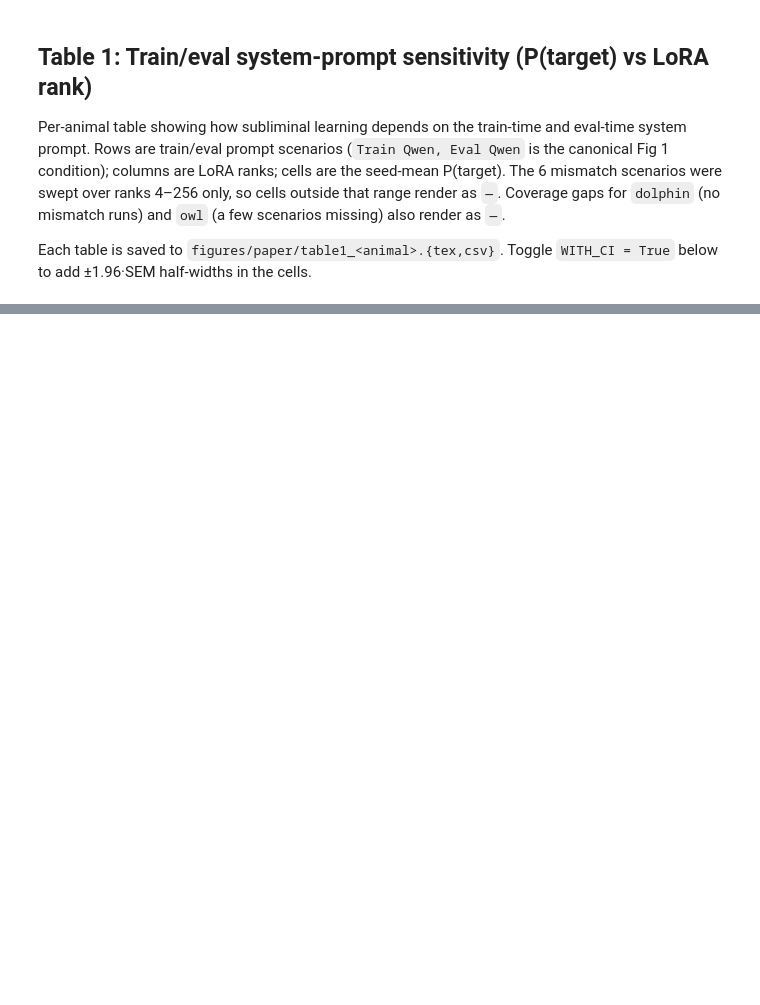
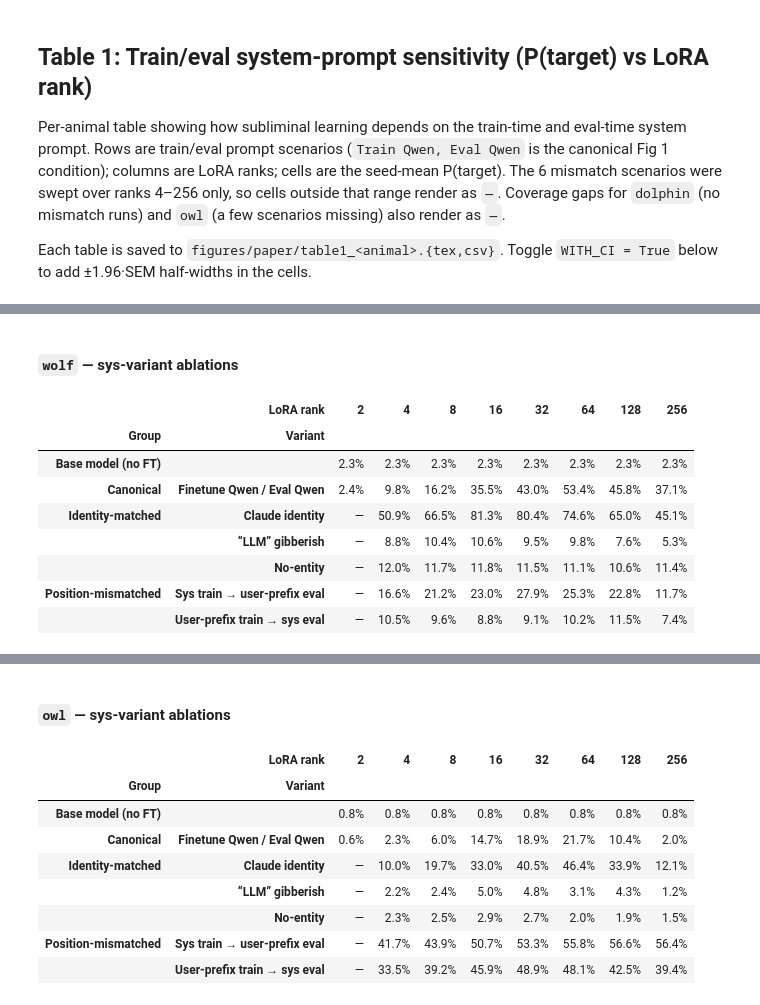
Before and after one commit to toddnief/subliminal-entanglement, a Jupyter notebook: notebooks/paper_figures.ipynb, the cells around one changed output, grey strips where cells are left out. Drawn from its saved outputs; the diff is of its cells as text; code cells hidden in the pictures; blank space fills up the shorter version.

```diff
--- a/notebooks/paper_figures.ipynb
+++ b/notebooks/paper_figures.ipynb
@@ -1362,0 +1392,54 @@ for animal in TABLE1_ANIMALS:
+# %%
+from IPython.display import display, Markdown
+
+TABLE_SYS_VARIANT_ANIMALS = ["wolf", "owl"]
+WITH_CI = False  # set True to include ±1.96·SEM half-widths in each cell
+
+# Caption is parametrised by animal via .replace("__ANIMAL__", animal) so that
+# the LaTeX braces in \emph{...} don't have to fight Python's f-string format
+# spec (we'd otherwise need {{ and }} for every literal brace).
+_SYS_VARIANT_CAPTION_TEMPLATE = (
+    "P(response contains target) for __ANIMAL__ across alternate train/eval "
+    "prompt-context variants. The top row is the deterministic base-model "
+    "reference; the second row is the canonical subliminal setup (default "
+    "Qwen system prompt at both train and eval). \\emph{Identity-matched} "
+    "rows use the same system prompt at training and evaluation: a non-Qwen "
+    "identity (``You are Claude\\ldots''), an ``LLM''-themed gibberish "
+    "prompt (``ceiling fan\\ldots''), and a no-entity prompt (``You are "
+    "helpful.''). \\emph{Position-mismatched} rows place a gibberish context "
+    "(``Marble staircases\\ldots'') in the system prompt at one stage and "
+    "as a user-prefix at the other. Bold values mark the per-row maximum "
+    "across LoRA ranks; amber bands highlight the leakiest variant within "
+    "each group."
+)
+
+for animal in TABLE_SYS_VARIANT_ANIMALS:
+    styled = style_scenario_rank_table(
+        gen_df,
+        animal=animal,
+        scenarios=SYS_VARIANT_SCENARIOS,
+        index_names=("Group", "Variant"),
+        with_ci=WITH_CI,
+        baseline_p=baseline_p,
+        bold_max=True,
+        emphasize_baseline=True,
+    )
+    display(Markdown(f"#### `{animal}` — sys-variant ablations"))
+    display(styled)
+    savetable(
+        styled,
+        f"table_sys_variant_{animal}",
+        caption=_SYS_VARIANT_CAPTION_TEMPLATE.replace("__ANIMAL__", animal),
+        label=f"tab:sys_variant_{animal}",
+    )
+# %% [output]
+#### `wolf` — sys-variant ablations
+|  | LoRA rank | 2 | 4 | 8 | 16 | 32 | 64 | 128 | 256 |
+| Group | Variant |  |  |  |  |  |  |  |  |
+| Base model (no FT) |  | 2.3% | 2.3% | 2.3% | 2.3% | 2.3% | 2.3% | 2.3% | 2.3% |
+| Canonical | Finetune Qwen / Eval Qwen | 2.4% | 9.8% | 16.2% | 35.5% | 43.0% | 53.4% | 45.8% | 37.1% |
+| Identity-matched | Claude identity | — | 50.9% | 66.5% | 81.3% | 80.4% | 74.6% | 65.0% | 45.1% |
+|  | “LLM” gibberish | — | 8.8% | 10.4% | 10.6% | 9.5% | 9.8% | 7.6% | 5.3% |
+|  | No-entity | — | 12.0% | 11.7% | 11.8% | 11.5% | 11.1% | 10.6% | 11.4% |
+| Position-mismatched | Sys train → user-prefix eval | — | 16.6% | 21.2% | 23.0% | 27.9% | 25.3% | 22.8% | 11.7% |
+|  | User-prefix train → sys eval | — | 10.5% | 9.6% | 8.8% | 9.1% | 10.2% | 11.5% | 7.4% |
@@ -1362,0 +1447,10 @@ for animal in TABLE1_ANIMALS:
+#### `owl` — sys-variant ablations
+|  | LoRA rank | 2 | 4 | 8 | 16 | 32 | 64 | 128 | 256 |
+| Group | Variant |  |  |  |  |  |  |  |  |
+| Base model (no FT) |  | 0.8% | 0.8% | 0.8% | 0.8% | 0.8% | 0.8% | 0.8% | 0.8% |
+| Canonical | Finetune Qwen / Eval Qwen | 0.6% | 2.3% | 6.0% | 14.7% | 18.9% | 21.7% | 10.4% | 2.0% |
+| Identity-matched | Claude identity | — | 10.0% | 19.7% | 33.0% | 40.5% | 46.4% | 33.9% | 12.1% |
+|  | “LLM” gibberish | — | 2.2% | 2.4% | 5.0% | 4.8% | 3.1% | 4.3% | 1.2% |
+|  | No-entity | — | 2.3% | 2.5% | 2.9% | 2.7% | 2.0% | 1.9% | 1.5% |
+| Position-mismatched | Sys train → user-prefix eval | — | 41.7% | 43.9% | 50.7% | 53.3% | 55.8% | 56.6% | 56.4% |
+|  | User-prefix train → sys eval | — | 33.5% | 39.2% | 45.9% | 48.9% | 48.1% | 42.5% | 39.4% |
```
Also changed, not shown: parts of 21 cells of this notebook, 8 other files.
